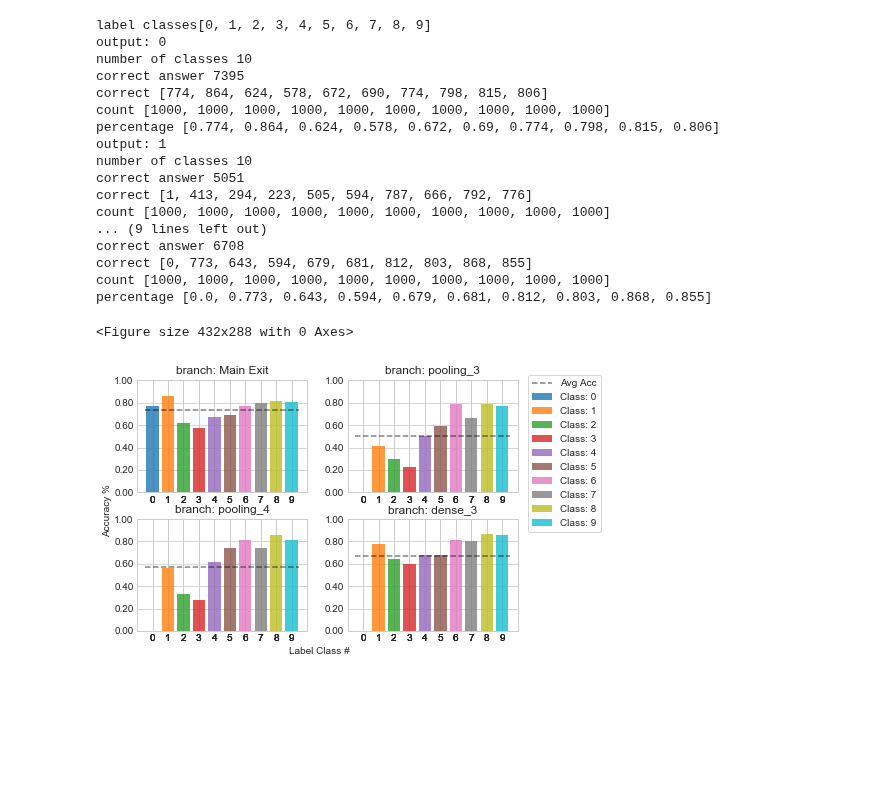
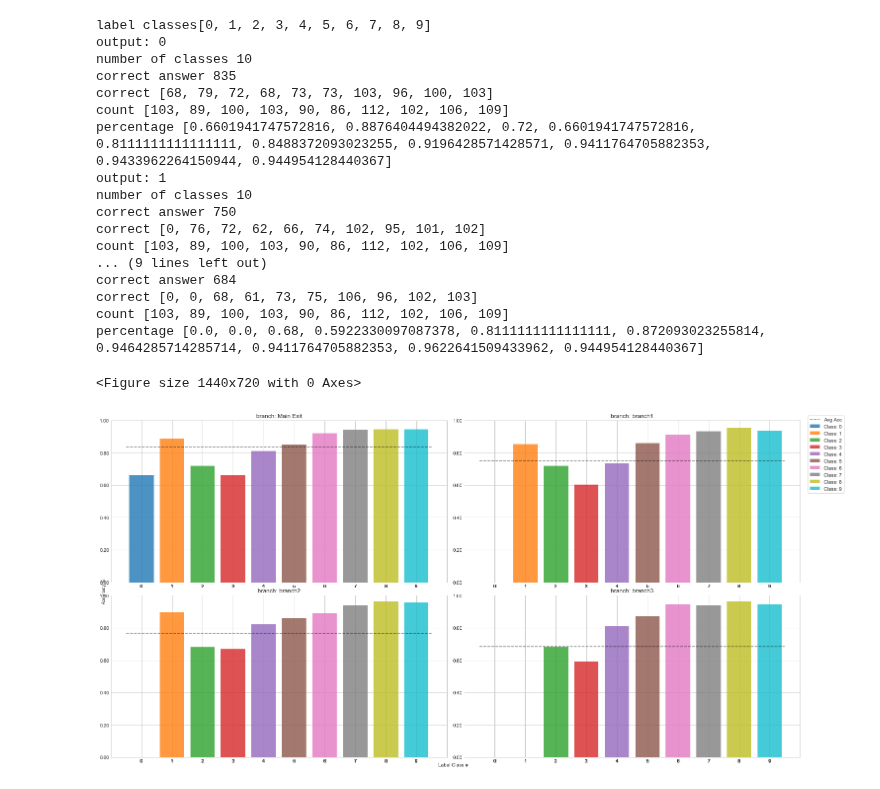
Before and after one commit to SanityLacking/BrevisNet, a Jupyter notebook: MainExitAccuracy.ipynb, the cells around one changed output. Saved outputs shown, nothing was run; the diff lists cells and outputs as text; code cells hidden in the pictures; blank space fills up the shorter version.

```diff
--- a/MainExitAccuracy.ipynb
+++ b/MainExitAccuracy.ipynb
@@ -240,25 +243,3 @@ def graphclassAccuracy(pred, labels, num_outputs, classes, output_names=[],graph
 #     print(df)
 #     df.to_csv("graph_output.csv")
     return returnData
-# %%
-y = graphclassAccuracy(pred, labels, 4,[0,1,2,3,4,5,6,7,8,9], ["Main Exit","pooling_3","pooling_4","dense_3"])
-# %% [output]
-label classes[0, 1, 2, 3, 4, 5, 6, 7, 8, 9]
-output: 0
-number of classes 10
-correct answer 7395
-correct [774, 864, 624, 578, 672, 690, 774, 798, 815, 806]
-count [1000, 1000, 1000, 1000, 1000, 1000, 1000, 1000, 1000, 1000]
-percentage [0.774, 0.864, 0.624, 0.578, 0.672, 0.69, 0.774, 0.798, 0.815, 0.806]
-output: 1
-number of classes 10
-correct answer 5051
-correct [1, 413, 294, 223, 505, 594, 787, 666, 792, 776]
-count [1000, 1000, 1000, 1000, 1000, 1000, 1000, 1000, 1000, 1000]
-... (9 lines left out)
-correct answer 6708
-correct [0, 773, 643, 594, 679, 681, 812, 803, 868, 855]
-count [1000, 1000, 1000, 1000, 1000, 1000, 1000, 1000, 1000, 1000]
-percentage [0.0, 0.773, 0.643, 0.594, 0.679, 0.681, 0.812, 0.803, 0.868, 0.855]
-<Figure size 432x288 with 0 Axes>
-[figure, removed]
@@ -266,0 +246,22 @@ percentage [0.0, 0.773, 0.643, 0.594, 0.679, 0.681, 0.812, 0.803, 0.868, 0.855]
+# %%
+y = graphclassAccuracy(pred, labels, 4,list(range(10)), ["Main Exit","branch1","branch2","branch3","branch4","branch5","branch7"])
+# %% [output]
+label classes[0, 1, 2, 3, 4, 5, 6, 7, 8, 9]
+output: 0
+number of classes 10
+correct answer 835
+correct [68, 79, 72, 68, 73, 73, 103, 96, 100, 103]
+count [103, 89, 100, 103, 90, 86, 112, 102, 106, 109]
+percentage [0.6601941747572816, 0.8876404494382022, 0.72, 0.6601941747572816, 0.8111111111111111, 0.8488372093023255, 0.9196428571428571, 0.9411764705882353, 0.9433962264150944, 0.944954128440367]
+output: 1
+number of classes 10
+correct answer 750
+correct [0, 76, 72, 62, 66, 74, 102, 95, 101, 102]
+count [103, 89, 100, 103, 90, 86, 112, 102, 106, 109]
+... (9 lines left out)
+correct answer 684
+correct [0, 0, 68, 61, 73, 75, 106, 96, 102, 103]
+count [103, 89, 100, 103, 90, 86, 112, 102, 106, 109]
+percentage [0.0, 0.0, 0.68, 0.5922330097087378, 0.8111111111111111, 0.872093023255814, 0.9464285714285714, 0.9411764705882353, 0.9622641509433962, 0.944954128440367]
+<Figure size 1440x720 with 0 Axes>
+[figure, added]
```
Also changed, not shown: parts of 9 cells of this notebook, 2 other files.
